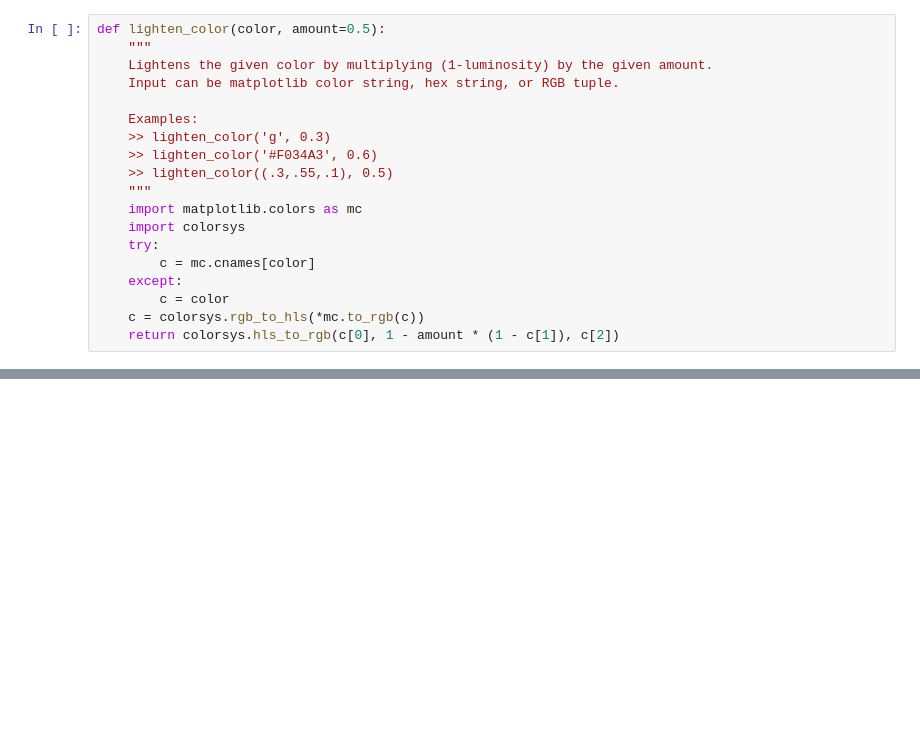
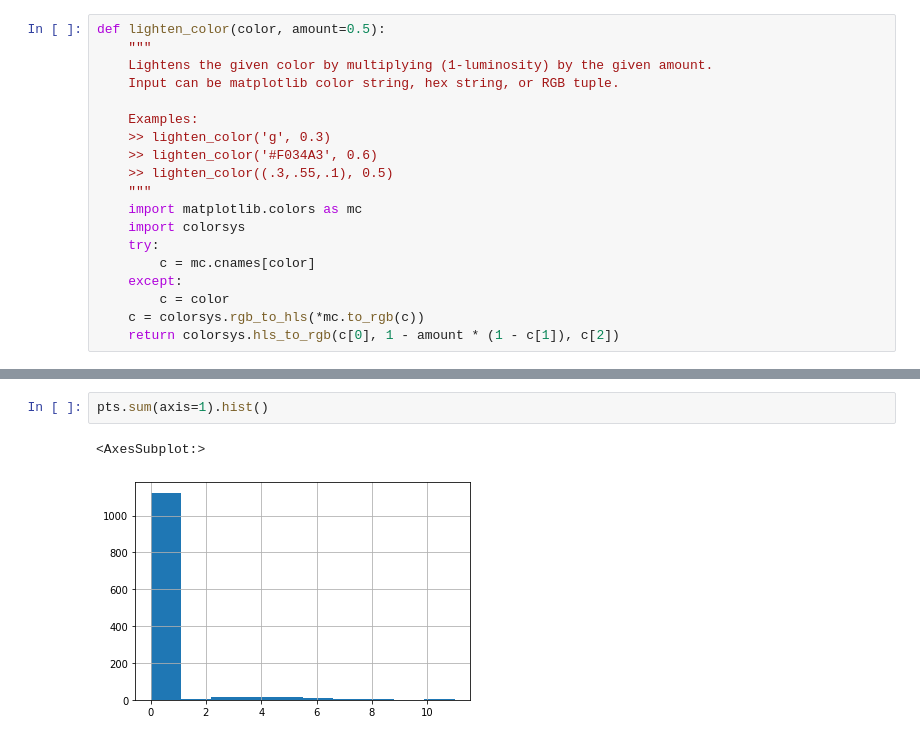
Before and after one commit to cbg-ethz/metMHN, a Jupyter notebook: results/metMHN.ipynb, the cells around one changed output, grey strips where cells are left out. Cells and saved outputs as stored; diff of their text form; blank space fills up the shorter version.

```diff
--- a/results/metMHN.ipynb
+++ b/results/metMHN.ipynb
@@ -144,0 +264,5 @@ f.set_size_inches(10, 10)
+# %%
+pts.sum(axis=1).hist()
+# %% [output]
+<AxesSubplot:>
+[figure, added]
```
Also changed, not shown: parts of 6 cells of this notebook, 8 other files.
